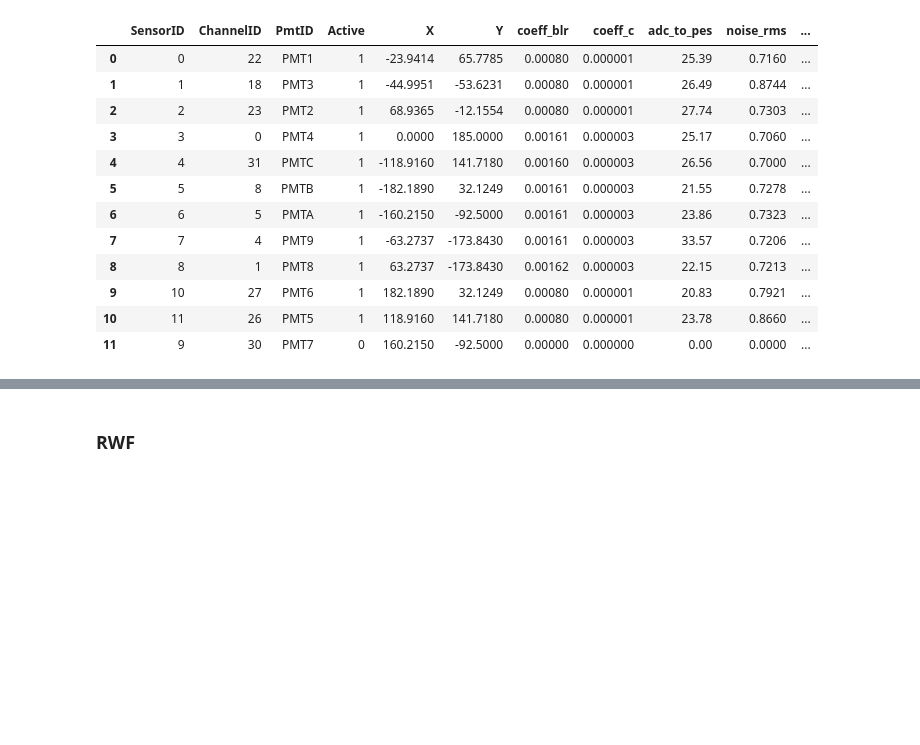
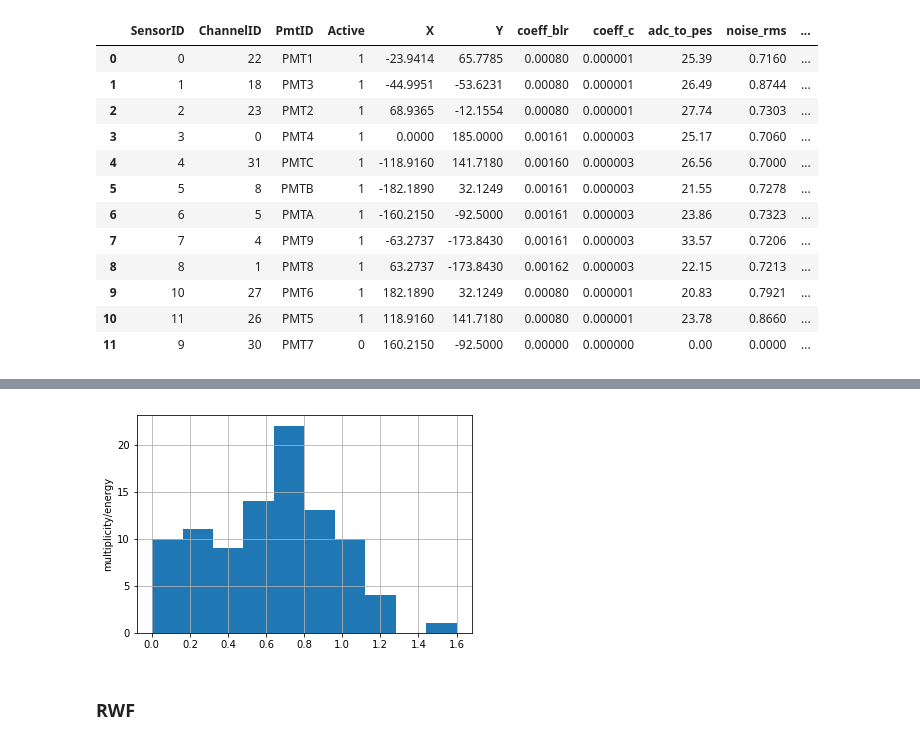
Before and after one commit to abotas/ICARO, a Jupyter notebook: invisible_cities/LSC/r3379.ipynb, the cells around one changed output, grey strips where cells are left out. Cells and saved outputs as stored; diff of their text form; code cells hidden in the pictures; blank space fills up the shorter version.

```diff
--- a/invisible_cities/LSC/r3379.ipynb
+++ b/invisible_cities/LSC/r3379.ipynb
@@ -162,3 +251,10 @@ def _calib_vectors(self):
+# %%
+plt.hist(mult / energy)
+plt.grid(True)
+plt.ylabel('multiplicity/energy')
+plt.show()
+# %% [output]
+[figure, added]
 # %% [markdown]
 ### RWF
 # %%
```
Also changed, not shown: parts of 13 cells of this notebook.
